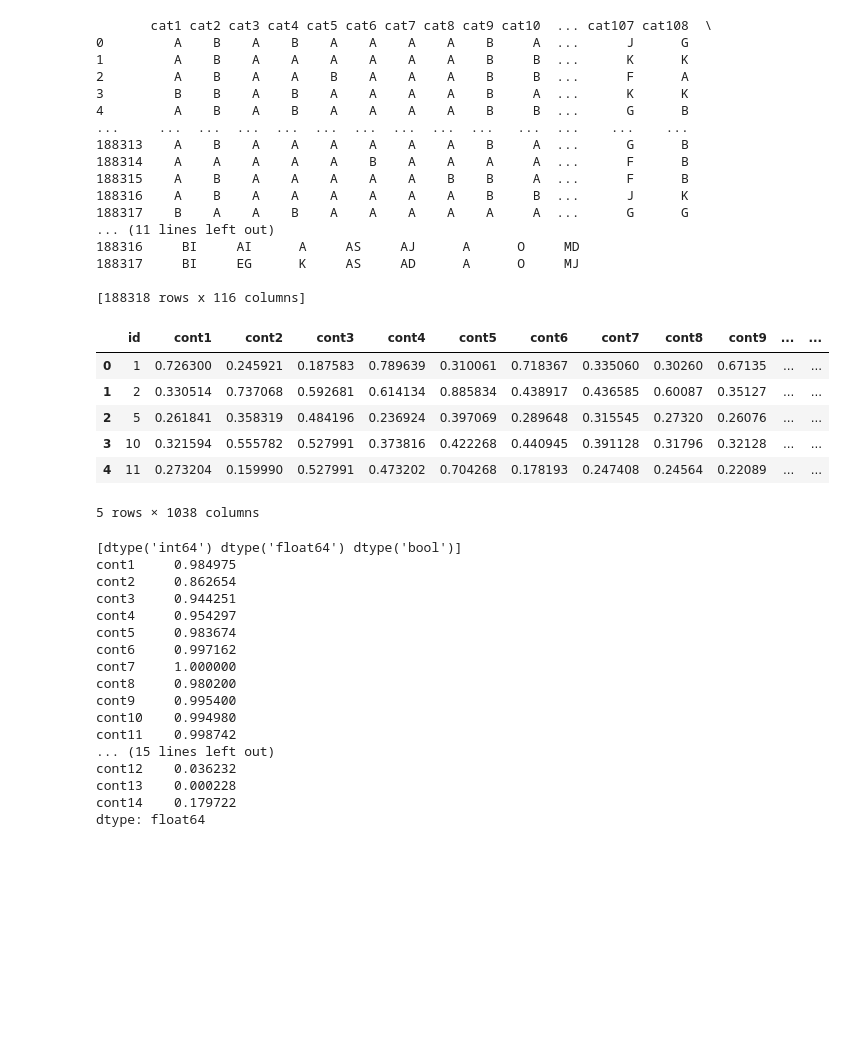
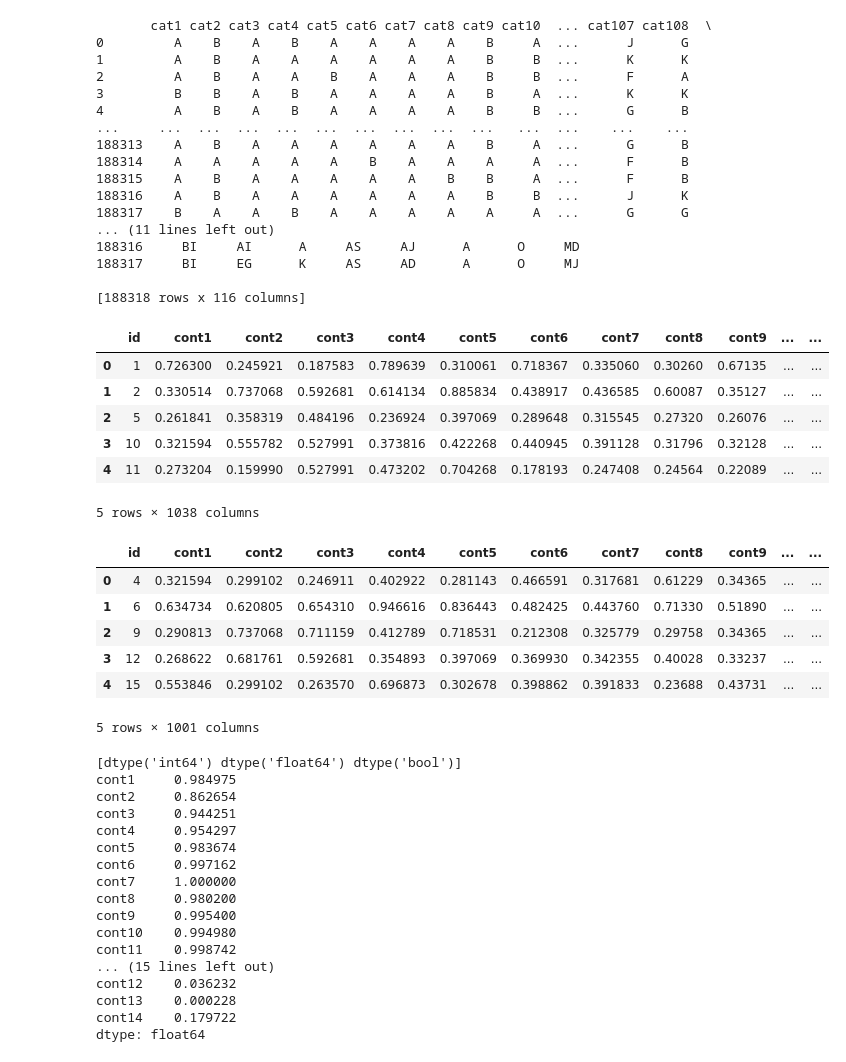
Before and after one commit to selvaguru-ai/selvaguru-ai, a Jupyter notebook: allstate-claims-severity.ipynb, the cells around one changed output. Drawn from its saved outputs; the diff is of its cells as text; code cells hidden in the pictures; blank space fills up the shorter version.

```diff
--- a/allstate-claims-severity.ipynb
+++ b/allstate-claims-severity.ipynb
@@ -140,16 +115,28 @@ print (x_train.iloc[:,1:117].astype('category'))
 # %%
 categorical_columns = x_train.select_dtypes(include = ['object','category']).columns
 x_train = pd.get_dummies(x_train, columns = categorical_columns, drop_first = True)
+
+test_categorical_columns = df_test.select_dtypes(include =['object', 'category']).columns
+df_test = pd.get_dummies(df_test, columns = test_categorical_columns, drop_first = True)
 # %%
 display (x_train.head())
+
+display (df_test.head())
 # %% [output]
 |  | id | cont1 | cont2 | cont3 | cont4 | cont5 | cont6 | cont7 | cont8 | cont9 | ... | ... |
 | 0 | 1 | 0.726300 | 0.245921 | 0.187583 | 0.789639 | 0.310061 | 0.718367 | 0.335060 | 0.30260 | 0.67135 | ... | ... |
 | 1 | 2 | 0.330514 | 0.737068 | 0.592681 | 0.614134 | 0.885834 | 0.438917 | 0.436585 | 0.60087 | 0.35127 | ... | ... |
 | 2 | 5 | 0.261841 | 0.358319 | 0.484196 | 0.236924 | 0.397069 | 0.289648 | 0.315545 | 0.27320 | 0.26076 | ... | ... |
 | 3 | 10 | 0.321594 | 0.555782 | 0.527991 | 0.373816 | 0.422268 | 0.440945 | 0.391128 | 0.31796 | 0.32128 | ... | ... |
 | 4 | 11 | 0.273204 | 0.159990 | 0.527991 | 0.473202 | 0.704268 | 0.178193 | 0.247408 | 0.24564 | 0.22089 | ... | ... |
 5 rows × 1038 columns
+|  | id | cont1 | cont2 | cont3 | cont4 | cont5 | cont6 | cont7 | cont8 | cont9 | ... | ... |
+| 0 | 4 | 0.321594 | 0.299102 | 0.246911 | 0.402922 | 0.281143 | 0.466591 | 0.317681 | 0.61229 | 0.34365 | ... | ... |
+| 1 | 6 | 0.634734 | 0.620805 | 0.654310 | 0.946616 | 0.836443 | 0.482425 | 0.443760 | 0.71330 | 0.51890 | ... | ... |
+| 2 | 9 | 0.290813 | 0.737068 | 0.711159 | 0.412789 | 0.718531 | 0.212308 | 0.325779 | 0.29758 | 0.34365 | ... | ... |
+| 3 | 12 | 0.268622 | 0.681761 | 0.592681 | 0.354893 | 0.397069 | 0.369930 | 0.342355 | 0.40028 | 0.33237 | ... | ... |
+| 4 | 15 | 0.553846 | 0.299102 | 0.263570 | 0.696873 | 0.302678 | 0.398862 | 0.391833 | 0.23688 | 0.43731 | ... | ... |
+5 rows × 1001 columns
 # %%
 print (x_train.dtypes.unique())
 float_columns = x_train.select_dtypes(include = ['float64'])
```
Also changed, not shown: parts of 3 cells of this notebook.
